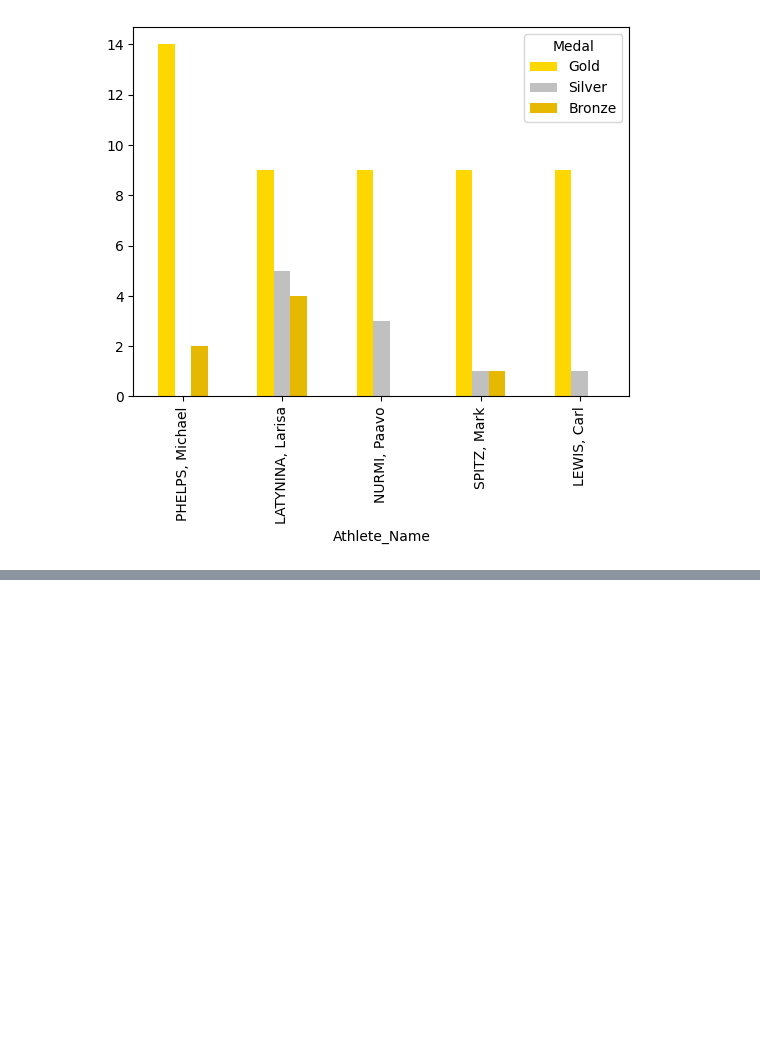
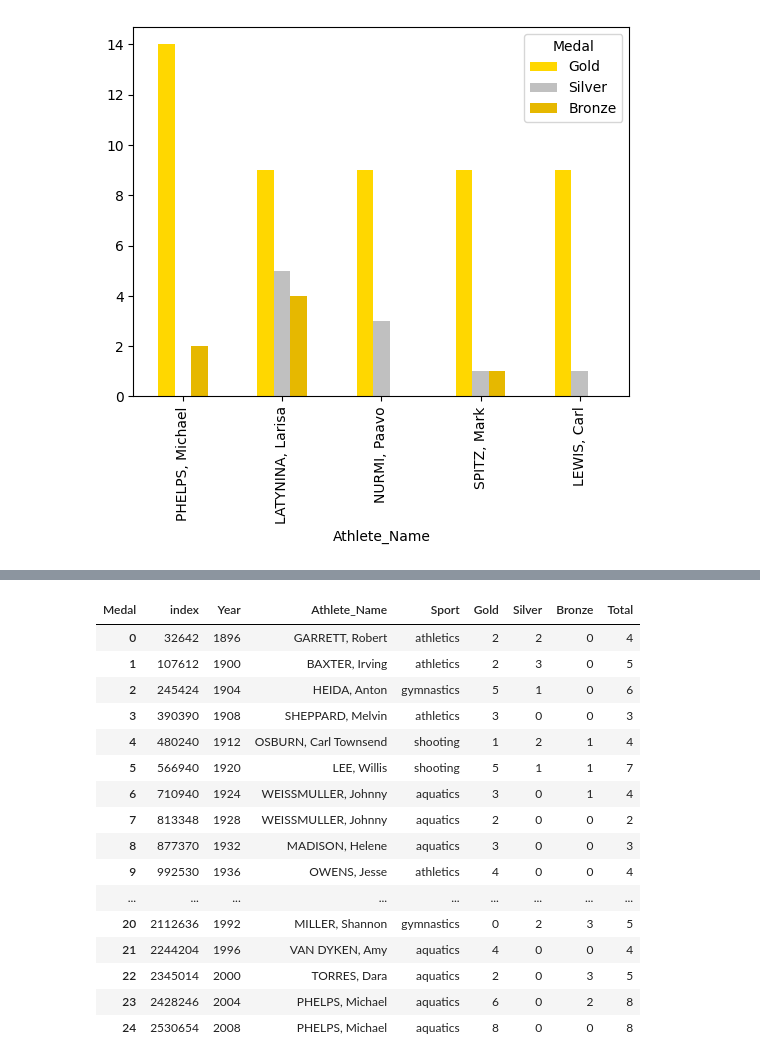
Before and after one commit to mmaheshan/PandasExercises, a Jupyter notebook: 02_Pandas_Essentials/01_Fundamentals/plotting.ipynb, the cells around one changed output, grey strips where cells are left out. Saved outputs shown, nothing was run; the diff lists cells and outputs as text; code cells hidden in the pictures; blank space fills up the shorter version.

```diff
--- a/02_Pandas_Essentials/01_Fundamentals/plotting.ipynb
+++ b/02_Pandas_Essentials/01_Fundamentals/plotting.ipynb
@@ -845,0 +978,3 @@ colormap
+# %%
+for Year, group in table.groupby("Year"):
+    print(group.sort_values(["Total", "Gold", "Silver", "Bronze", "Athlete_Name"], ascending=False))
@@ -845,0 +999,3 @@ colormap
+# %%
+for Year, group in table.groupby("Year"):
+    print(group.sort_values(["Total", "Gold", "Silver", "Bronze", "Athlete_Name"], ascending=False).head(1))
@@ -845,0 +1020,6 @@ colormap
+# %%
+winners = [
+    group.sort_values(["Total", "Gold", "Silver", "Bronze", "Athlete_Name"], ascending=False).head(1)
+    for Year, group in table.groupby("Year")
+]
+winners
@@ -845,0 +1044,3 @@ colormap
+# %%
+winners = pd.concat(winners)
+winners
@@ -845,0 +1065,21 @@ colormap
+# %%
+winners= winners.reset_index()
+winners
+# %% [output]
+| Medal | index | Year | Athlete_Name | Sport | Gold | Silver | Bronze | Total |
+| 0 | 32642 | 1896 | GARRETT, Robert | athletics | 2 | 2 | 0 | 4 |
+| 1 | 107612 | 1900 | BAXTER, Irving | athletics | 2 | 3 | 0 | 5 |
+| 2 | 245424 | 1904 | HEIDA, Anton | gymnastics | 5 | 1 | 0 | 6 |
+| 3 | 390390 | 1908 | SHEPPARD, Melvin | athletics | 3 | 0 | 0 | 3 |
+| 4 | 480240 | 1912 | OSBURN, Carl Townsend | shooting | 1 | 2 | 1 | 4 |
+| 5 | 566940 | 1920 | LEE, Willis | shooting | 5 | 1 | 1 | 7 |
+| 6 | 710940 | 1924 | WEISSMULLER, Johnny | aquatics | 3 | 0 | 1 | 4 |
+| 7 | 813348 | 1928 | WEISSMULLER, Johnny | aquatics | 2 | 0 | 0 | 2 |
+| 8 | 877370 | 1932 | MADISON, Helene | aquatics | 3 | 0 | 0 | 3 |
+| 9 | 992530 | 1936 | OWENS, Jesse | athletics | 4 | 0 | 0 | 4 |
+| ... | ... | ... | ... | ... | ... | ... | ... | ... |
+| 20 | 2112636 | 1992 | MILLER, Shannon | gymnastics | 0 | 2 | 3 | 5 |
+| 21 | 2244204 | 1996 | VAN DYKEN, Amy | aquatics | 4 | 0 | 0 | 4 |
+| 22 | 2345014 | 2000 | TORRES, Dara | aquatics | 2 | 0 | 3 | 5 |
+| 23 | 2428246 | 2004 | PHELPS, Michael | aquatics | 6 | 0 | 2 | 8 |
+| 24 | 2530654 | 2008 | PHELPS, Michael | aquatics | 8 | 0 | 0 | 8 |
```
Also changed, not shown: parts of 35 cells of this notebook.
